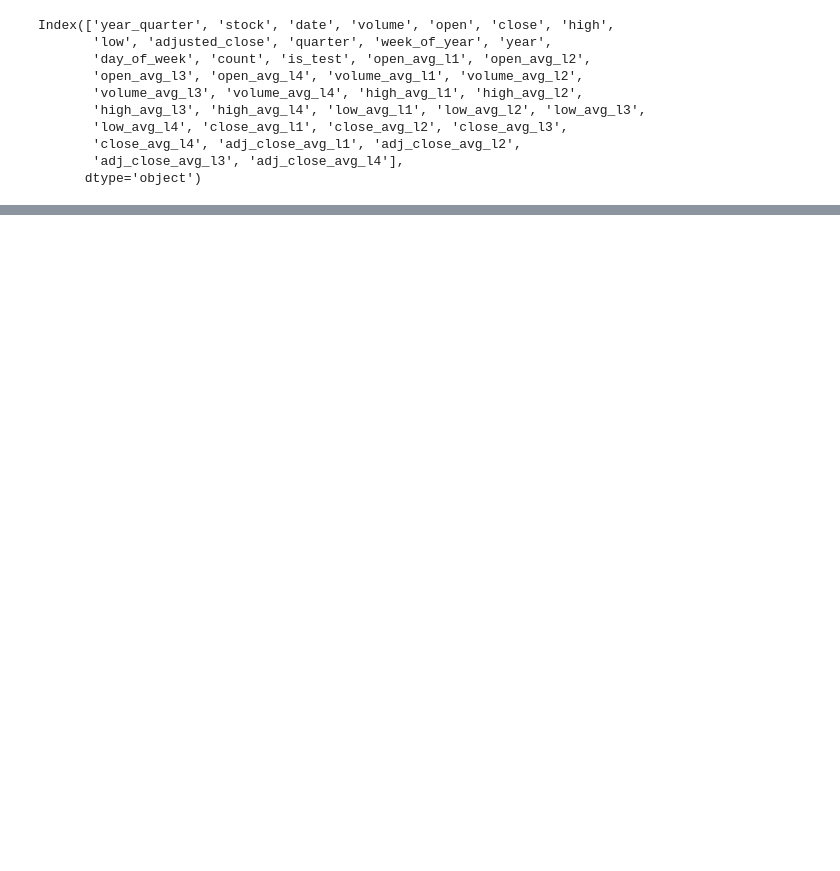
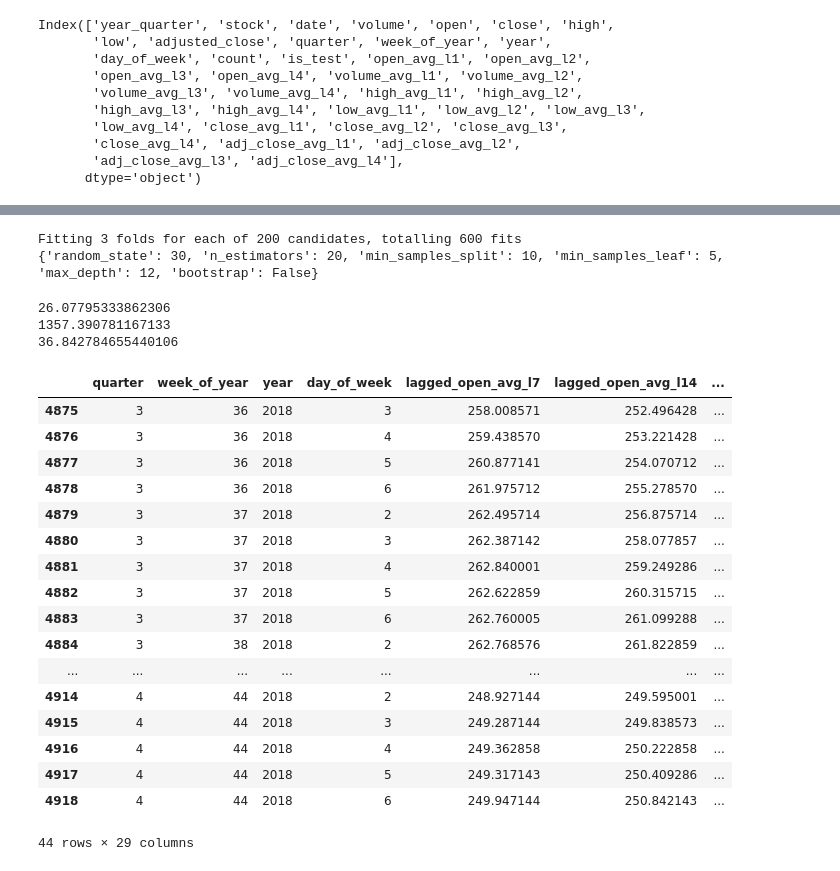
Before and after one commit to anagh07/stock_price_predictor, a Jupyter notebook: lagged_feature_engineering.ipynb, the cells around one changed output, grey strips where cells are left out. Saved outputs shown, nothing was run; the diff lists cells and outputs as text; code cells hidden in the pictures; blank space fills up the shorter version.

Commit message:
add lagged by day

```diff
--- a/lagged_feature_engineering.ipynb
+++ b/lagged_feature_engineering.ipynb
@@ -273,0 +459,3 @@ nvda.head(10)
+# %%
+# drop rows with nulls (i.e. first four quarters)
+nvda = nvda.na.drop()
@@ -273,0 +466,3 @@ nvda.head(10)
+# %%
+nvda = nvda.toPandas()
+nvda.columns
@@ -273,0 +483,40 @@ nvda.head(10)
+# %%
+predictor_features = ['quarter', 'week_of_year', 'year', 'day_of_week',
+                       'lagged_open_avg_l7', 'lagged_open_avg_l14', 'lagged_open_avg_l60',
+                       'lagged_open_avg_l90', 'lagged_open_avg_l120', 'lagged_high_avg_l7',
+                       'lagged_high_avg_l14', 'lagged_high_avg_l60', 'lagged_high_avg_l90',
+                       'lagged_high_avg_l120', 'lagged_low_avg_l7', 'lagged_low_avg_l14',
+                       'lagged_low_avg_l60', 'lagged_low_avg_l90', 'lagged_low_avg_l120',
+                       'lagged_close_avg_l7', 'lagged_close_avg_l14', 'lagged_close_avg_l60',
+                       'lagged_close_avg_l90', 'lagged_close_avg_l120',
+                       'lagged_adjusted_close_avg_l7', 'lagged_adjusted_close_avg_l14',
+                       'lagged_adjusted_close_avg_l60', 'lagged_adjusted_close_avg_l90',
+                       'lagged_adjusted_close_avg_l120']
+# %%
+x_train, x_test = nvda[nvda.is_test == 0][predictor_features], nvda[nvda.is_test == 1][predictor_features]
+y_train, y_test = nvda[nvda.is_test == 0]['adjusted_close'], nvda[nvda.is_test == 1]['adjusted_close']
+# %%
+# hypertuning steps
+import numpy as np
+import random
+
+model = RandomForestRegressor()  # blank/boilerplate model
+
+grid_rf = {
+    "n_estimators": [20, 50, 100, 500, 1000],
+    "max_depth": np.arange(1, 15, 1),
+    "min_samples_split": [2, 10, 9],
+    "min_samples_leaf": np.arange(1, 15, 2, dtype=int),
+    "bootstrap": [True, False],
+    "random_state": [1, 2, 30, 42, random.randint(0, (2**32 - 1))],
+}
+
+rscv = RandomizedSearchCV(
+    estimator=model, param_distributions=grid_rf, cv=3, n_jobs=-1, verbose=2, n_iter=200
+)
+rscv_fit = rscv.fit(x_train, y_train)
+best_parameters = rscv_fit.best_params_
+print(best_parameters)
+# %% [output]
+Fitting 3 folds for each of 200 candidates, totalling 600 fits
+{'random_state': 30, 'n_estimators': 20, 'min_samples_split': 10, 'min_samples_leaf': 5, 'max_depth': 12, 'bootstrap': False}
@@ -273,0 +536,30 @@ nvda.head(10)
+# %%
+print(metrics.mean_absolute_error(y_test, predict))
+print(metrics.mean_squared_error(y_test, predict))
+print(np.sqrt(metrics.mean_squared_error(y_test, predict)))
+# print(metrics.r2_score(y_test, predict))
+# %% [output]
+26.07795333862306
+1357.390781167133
+36.842784655440106
+# %%
+x_test[predictor_features]
+# %% [output]
+|  | quarter | week_of_year | year | day_of_week | lagged_open_avg_l7 | lagged_open_avg_l14 | ... |
+| 4875 | 3 | 36 | 2018 | 3 | 258.008571 | 252.496428 | ... |
+| 4876 | 3 | 36 | 2018 | 4 | 259.438570 | 253.221428 | ... |
+| 4877 | 3 | 36 | 2018 | 5 | 260.877141 | 254.070712 | ... |
+| 4878 | 3 | 36 | 2018 | 6 | 261.975712 | 255.278570 | ... |
+| 4879 | 3 | 37 | 2018 | 2 | 262.495714 | 256.875714 | ... |
+| 4880 | 3 | 37 | 2018 | 3 | 262.387142 | 258.077857 | ... |
+| 4881 | 3 | 37 | 2018 | 4 | 262.840001 | 259.249286 | ... |
+| 4882 | 3 | 37 | 2018 | 5 | 262.622859 | 260.315715 | ... |
+| 4883 | 3 | 37 | 2018 | 6 | 262.760005 | 261.099288 | ... |
+| 4884 | 3 | 38 | 2018 | 2 | 262.768576 | 261.822859 | ... |
+| ... | ... | ... | ... | ... | ... | ... | ... |
+| 4914 | 4 | 44 | 2018 | 2 | 248.927144 | 249.595001 | ... |
+| 4915 | 4 | 44 | 2018 | 3 | 249.287144 | 249.838573 | ... |
+| 4916 | 4 | 44 | 2018 | 4 | 249.362858 | 250.222858 | ... |
+| 4917 | 4 | 44 | 2018 | 5 | 249.317143 | 250.409286 | ... |
+| 4918 | 4 | 44 | 2018 | 6 | 249.947144 | 250.842143 | ... |
+44 rows × 29 columns
```
Also changed, not shown: parts of 26 cells of this notebook.
